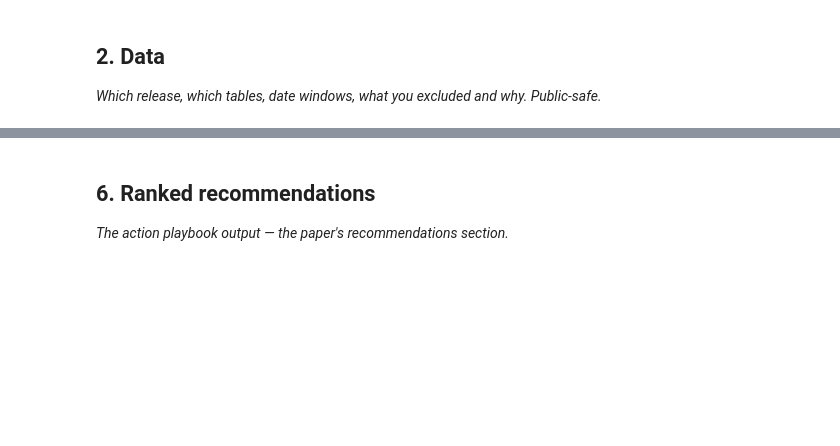
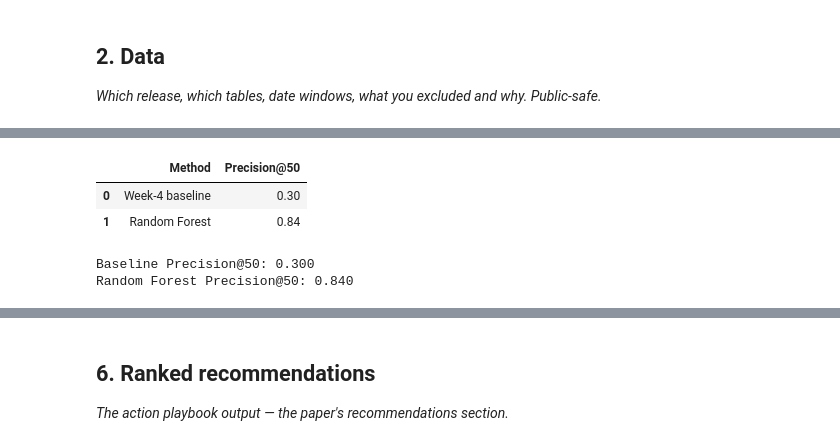
Before and after one commit to Anshikaag-28/Anshika-FlyRank-ML, a Jupyter notebook: work/notebooks/capstone.ipynb, the cells around one changed output, grey strips where cells are left out. Cells and saved outputs as stored; diff of their text form; code cells hidden in the pictures; blank space fills up the shorter version.

```diff
--- a/work/notebooks/capstone.ipynb
+++ b/work/notebooks/capstone.ipynb
@@ -28,0 +308,40 @@ This skeleton is yours to fill. Work the sections **in order** — each one has
+# %%
+# Compare Random Forest with the Week-4 baseline
+
+baseline_queue = eval_queue.sort_values(
+    "impressions_90d",
+    ascending=False
+).reset_index(drop=True)
+
+baseline_precision_at_50 = float(
+    baseline_queue.head(50)["is_declining_label"].mean()
+)
+
+results = pd.DataFrame({
+    "Method": [
+        "Week-4 baseline",
+        "Random Forest"
+    ],
+    "Precision@50": [
+        baseline_precision_at_50,
+        model_precision_at_50
+    ]
+})
+
+display(results)
+
+print(
+    f"Baseline Precision@50: "
+    f"{baseline_precision_at_50:.3f}"
+)
+
+print(
+    f"Random Forest Precision@50: "
+    f"{model_precision_at_50:.3f}"
+)
+# %% [output]
+|  | Method | Precision@50 |
+| 0 | Week-4 baseline | 0.30 |
+| 1 | Random Forest | 0.84 |
+Baseline Precision@50: 0.300
+Random Forest Precision@50: 0.840
```
Also changed, not shown: parts of 36 cells of this notebook.
